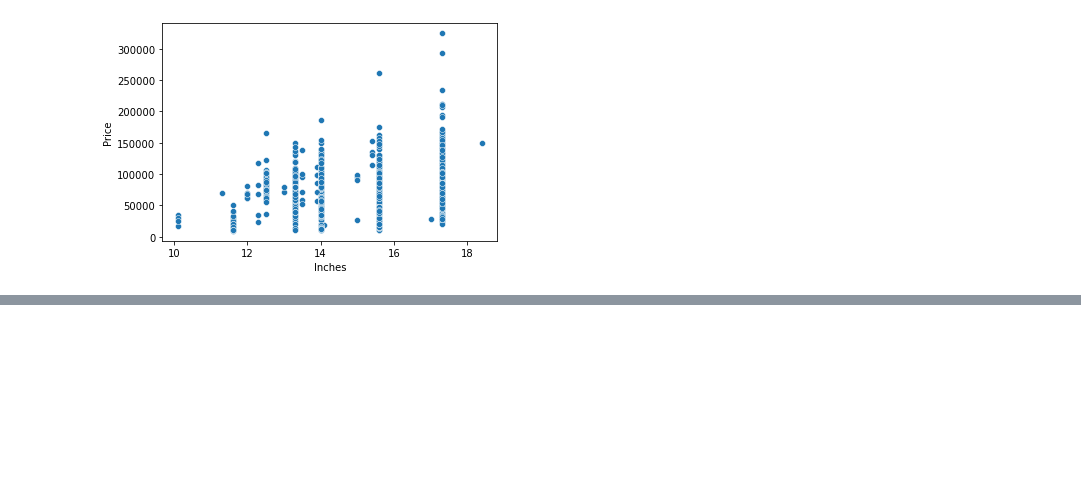
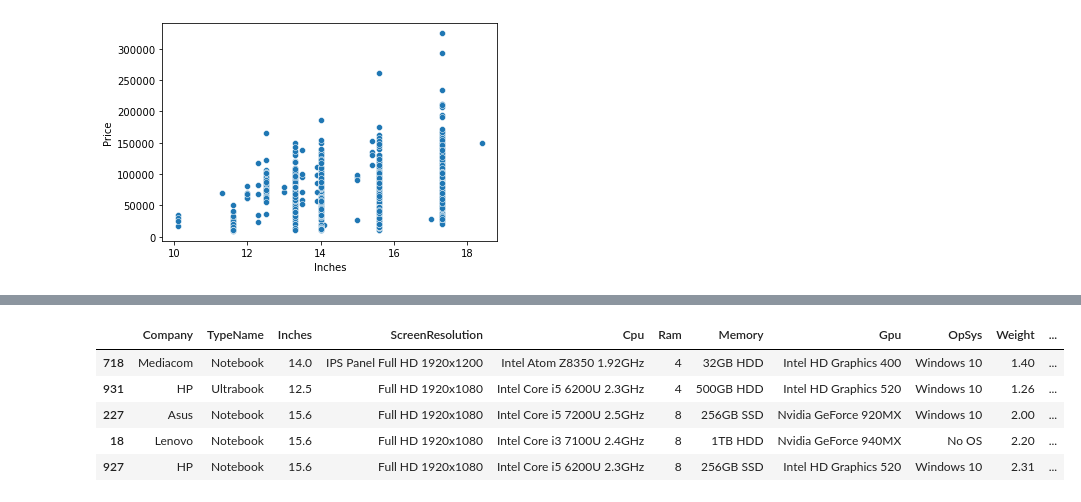
Before and after one commit to isha64/laptop-price-prediction, a Jupyter notebook: laptop-price-prediction.ipynb, the cells around one changed output, grey strips where cells are left out. Cells and saved outputs as stored; diff of their text form; code cells hidden in the pictures; blank space fills up the shorter version.

Commit message:
comparison between touchscreen and non touchscreen laptop

```diff
--- a/laptop-price-prediction.ipynb
+++ b/laptop-price-prediction.ipynb
@@ -147,0 +168,11 @@ sns.scatterplot(x=df['Inches'],y=df['Price'])
+# %%
+df['Touchscreen'] = df['ScreenResolution'].apply(lambda x:1 if 'Touchscreen' in x else 0)
+# %%
+df.sample(5)
+# %% [output]
+|  | Company | TypeName | Inches | ScreenResolution | Cpu | Ram | Memory | Gpu | OpSys | Weight | ... |
+| 718 | Mediacom | Notebook | 14.0 | IPS Panel Full HD 1920x1200 | Intel Atom Z8350 1.92GHz | 4 | 32GB HDD | Intel HD Graphics 400 | Windows 10 | 1.40 | ... |
+| 931 | HP | Ultrabook | 12.5 | Full HD 1920x1080 | Intel Core i5 6200U 2.3GHz | 4 | 500GB HDD | Intel HD Graphics 520 | Windows 10 | 1.26 | ... |
+| 227 | Asus | Notebook | 15.6 | Full HD 1920x1080 | Intel Core i5 7200U 2.5GHz | 8 | 256GB SSD | Nvidia GeForce 920MX | Windows 10 | 2.00 | ... |
+| 18 | Lenovo | Notebook | 15.6 | Full HD 1920x1080 | Intel Core i3 7100U 2.4GHz | 8 | 1TB HDD | Nvidia GeForce 940MX | No OS | 2.20 | ... |
+| 927 | HP | Notebook | 15.6 | Full HD 1920x1080 | Intel Core i5 6200U 2.3GHz | 8 | 256GB SSD | Intel HD Graphics 520 | Windows 10 | 2.31 | ... |
```
Also changed, not shown: parts of 1 cell of this notebook.
